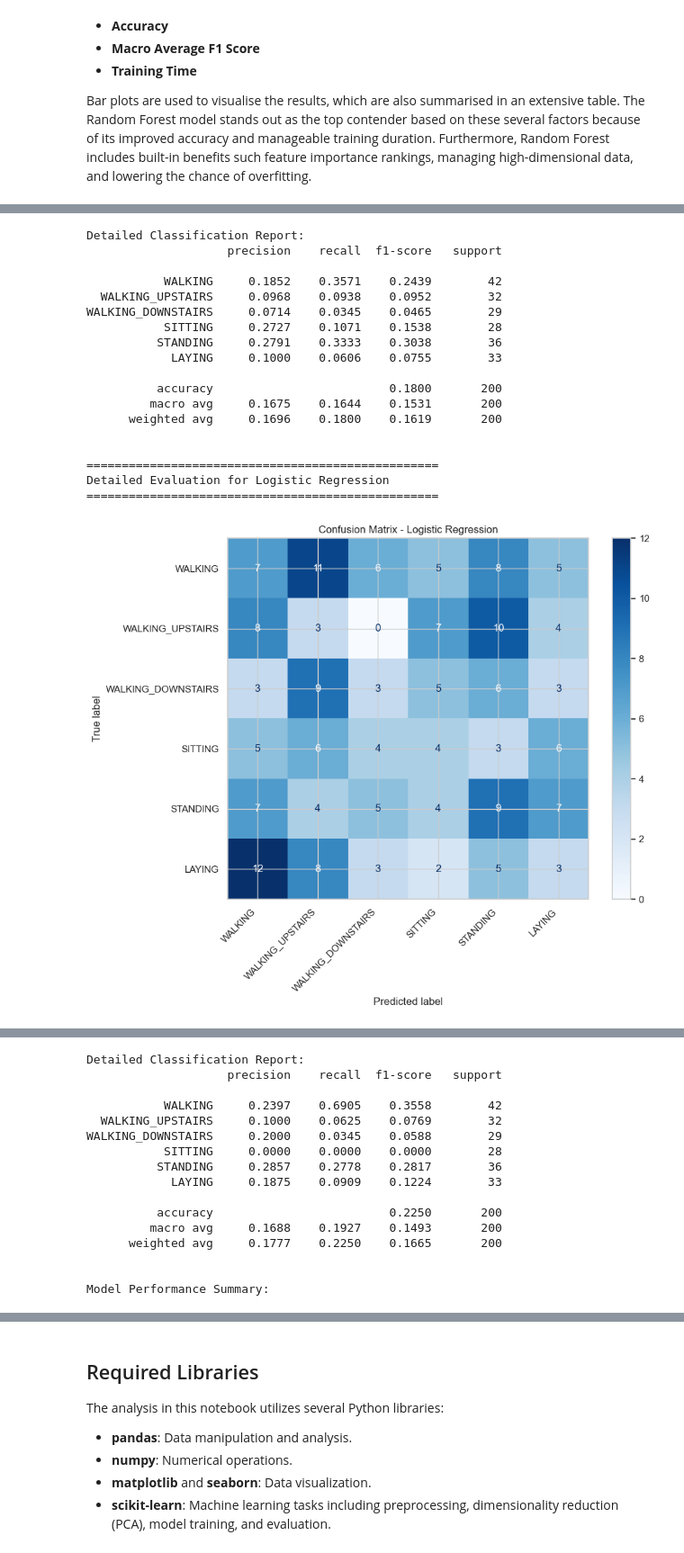
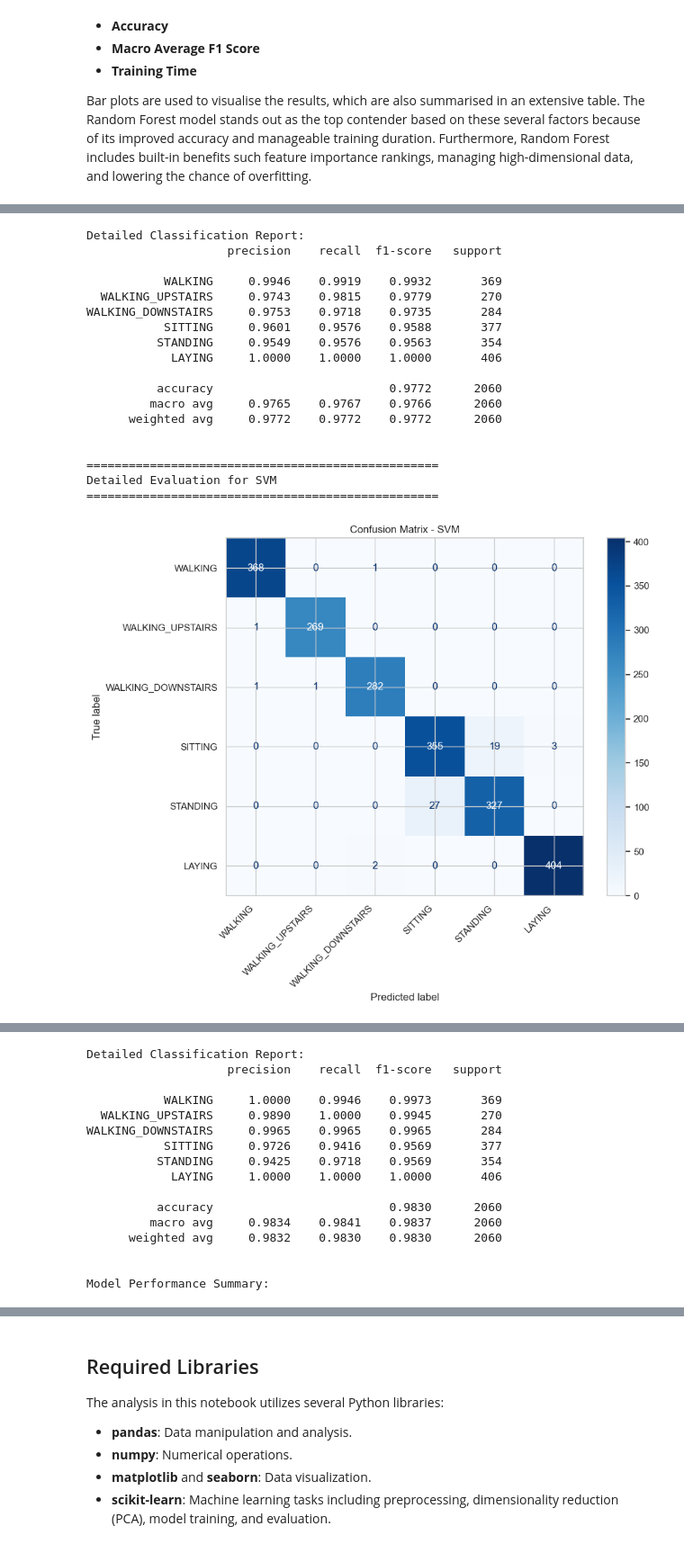
Before and after one commit to keemo01/GUI, a Jupyter notebook: notebook.ipynb, the cells around one changed output, grey strips where cells are left out. Shown: that part at 90% size. Saved outputs shown, nothing was run; the diff lists cells and outputs as text; code cells hidden in the pictures.

```diff
--- a/notebook.ipynb
+++ b/notebook.ipynb
@@ -408,11 +419,24 @@ Following testing on a hold-out set and cross-validation evaluation of the model
 
 Bar plots are used to visualise the results, which are also summarised in an extensive table. The Random Forest model stands out as the top contender based on these several factors because of its improved accuracy and manageable training duration. Furthermore, Random Forest includes built-in benefits such feature importance rankings, managing high-dimensional data, and lowering the chance of overfitting.
 # %%
-%pip install Jinja2
-from sklearn.metrics import confusion_matrix, ConfusionMatrixDisplay
+from sklearn.metrics import classification_report, confusion_matrix, ConfusionMatrixDisplay
+from sklearn.linear_model import LogisticRegression
+from sklearn.svm import SVC
+from sklearn.ensemble import RandomForestClassifier
+from sklearn.preprocessing import StandardScaler
+import pandas as pd
+import matplotlib.pyplot as plt
+
+# Check if models exist, otherwise initialize them
+if 'models' not in globals():
+    models = {
+        'Random Forest': RandomForestClassifier(),
+        'SVM': SVC(),
+        'Logistic Regression': LogisticRegression(max_iter=1000)
+    }
 
 # Function to plot confusion matrix
-def plot_confusion_matrix(y_true, y_pred, model_name):
+def plot_confusion_matrix(y_true, y_pred, model_name, activity_labels):
     cm = confusion_matrix(y_true, y_pred)
     disp = ConfusionMatrixDisplay(
         confusion_matrix=cm,
@@ -425,17 +449,29 @@ def plot_confusion_matrix(y_true, y_pred, model_name):
     plt.tight_layout()
     plt.show()
 
+# Assume X_train, X_test, y_train, and y_test are loaded and preprocessed correctly
+from sklearn.model_selection import train_test_split
+X_train, X_test, y_train, y_test = train_test_split(X, y, test_size=0.2, random_state=42)
+
+# Feature Scaling (Standardization)
+scaler = StandardScaler()
+X_train_scaled = scaler.fit_transform(X_train)  # Scale the training data
+X_test_scaled = scaler.transform(X_test)  # Apply the same scaling to the test data
+
 # Evaluate each model
 for name, model in models.items():
     print(f"\n{'='*50}")
     print(f"Detailed Evaluation for {name}")
     print(f"{'='*50}")
 
+    # Train the model
+    model.fit(X_train_scaled, y_train)
+
     # Get predictions
-    y_pred = model.predict(X_test)
+    y_pred = model.predict(X_test_scaled)
 
     # Plot confusion matrix
-    plot_confusion_matrix(y_test, y_pred, name)
+    plot_confusion_matrix(y_test, y_pred, name, activity_labels)
 
     # Print a classification report
     print("\nDetailed Classification Report:")
@@ -450,7 +486,8 @@ for name, model in models.items():
 # Create a summary of the DataFrame
 summary_data = []
 for name, model in models.items():
-    y_pred = model.predict(X_test)
+    model.fit(X_train_scaled, y_train)
+    y_pred = model.predict(X_test_scaled)
     report = classification_report(
         y_test,
         y_pred,
@@ -467,6 +504,7 @@ for name, model in models.items():
 
 summary_df = pd.DataFrame(summary_data)
 print("\nModel Performance Summary:")
+# Ensure this runs in a Jupyter environment for display() to work
 display(summary_df.style.format({
     'Accuracy': '{:.4f}',
     'Macro Avg Precision': '{:.4f}',
@@ -485,22 +519,22 @@ Detailed Evaluation for SVM
 Detailed Classification Report:
                     precision    recall  f1-score   support
 
-           WALKING     0.1852    0.3571    0.2439        42
-  WALKING_UPSTAIRS     0.0968    0.0938    0.0952        32
-WALKING_DOWNSTAIRS     0.0714    0.0345    0.0465        29
-           SITTING     0.2727    0.1071    0.1538        28
-          STANDING     0.2791    0.3333    0.3038        36
-            LAYING     0.1000    0.0606    0.0755        33
+           WALKING     0.9946    0.9919    0.9932       369
+  WALKING_UPSTAIRS     0.9743    0.9815    0.9779       270
+WALKING_DOWNSTAIRS     0.9753    0.9718    0.9735       284
+           SITTING     0.9601    0.9576    0.9588       377
+          STANDING     0.9549    0.9576    0.9563       354
+            LAYING     1.0000    1.0000    1.0000       406
 
-          accuracy                         0.1800       200
-         macro avg     0.1675    0.1644    0.1531       200
-      weighted avg     0.1696    0.1800    0.1619       200
+          accuracy                         0.9772      2060
+         macro avg     0.9765    0.9767    0.9766      2060
+      weighted avg     0.9772    0.9772    0.9772      2060
 
 
 ==================================================
-Detailed Evaluation for Logistic Regression
+Detailed Evaluation for SVM
 ==================================================
-[figure, old version]
+[figure, new version]
 Detailed Classification Report:
                     precision    recall  f1-score   support
 
@@ -523,16 +557,16 @@ Detailed Evaluation for Random Forest
 Detailed Classification Report:
                     precision    recall  f1-score   support
 
-           WALKING     0.2397    0.6905    0.3558        42
-  WALKING_UPSTAIRS     0.1000    0.0625    0.0769        32
-WALKING_DOWNSTAIRS     0.2000    0.0345    0.0588        29
-           SITTING     0.0000    0.0000    0.0000        28
-          STANDING     0.2857    0.2778    0.2817        36
-            LAYING     0.1875    0.0909    0.1224        33
+           WALKING     1.0000    0.9946    0.9973       369
+  WALKING_UPSTAIRS     0.9890    1.0000    0.9945       270
+WALKING_DOWNSTAIRS     0.9965    0.9965    0.9965       284
+           SITTING     0.9726    0.9416    0.9569       377
+          STANDING     0.9425    0.9718    0.9569       354
+            LAYING     1.0000    1.0000    1.0000       406
 
-          accuracy                         0.2250       200
-         macro avg     0.1688    0.1927    0.1493       200
-      weighted avg     0.1777    0.2250    0.1665       200
+          accuracy                         0.9830      2060
+         macro avg     0.9834    0.9841    0.9837      2060
+      weighted avg     0.9832    0.9830    0.9830      2060
 
 
 Model Performance Summary:
```
Also changed, not shown: parts of 13 cells of this notebook.
